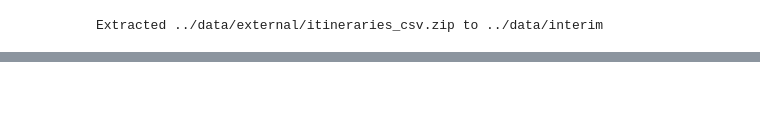
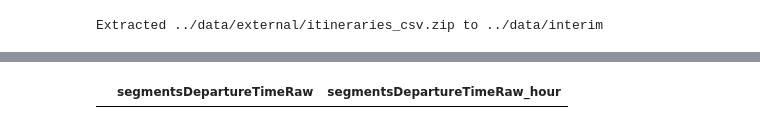
Before and after one commit to raym2828/adv_mla_at3_experimentation, a Jupyter notebook: notebooks/1_tsui_raymond_10701389_Load-Model.ipynb, the cells around one changed output, grey strips where cells are left out. Cells and saved outputs as stored; diff of their text form; code cells hidden in the pictures; blank space fills up the shorter version.

```diff
--- a/notebooks/1_tsui_raymond_10701389_Load-Model.ipynb
+++ b/notebooks/1_tsui_raymond_10701389_Load-Model.ipynb
@@ -205,0 +326,7 @@ Saved DFW.csv
+# %%
+# filter values that are not datetime type
+df_clean_test_filtered = df_clean_test[df_clean_test['segmentsDepartureTimeRaw_hour'].isnull()]
+
+df_clean_test_filtered[['segmentsDepartureTimeRaw','segmentsDepartureTimeRaw_hour']]
+# %% [output]
+|  | segmentsDepartureTimeRaw | segmentsDepartureTimeRaw_hour |
```
Also changed, not shown: parts of 26 cells of this notebook.
